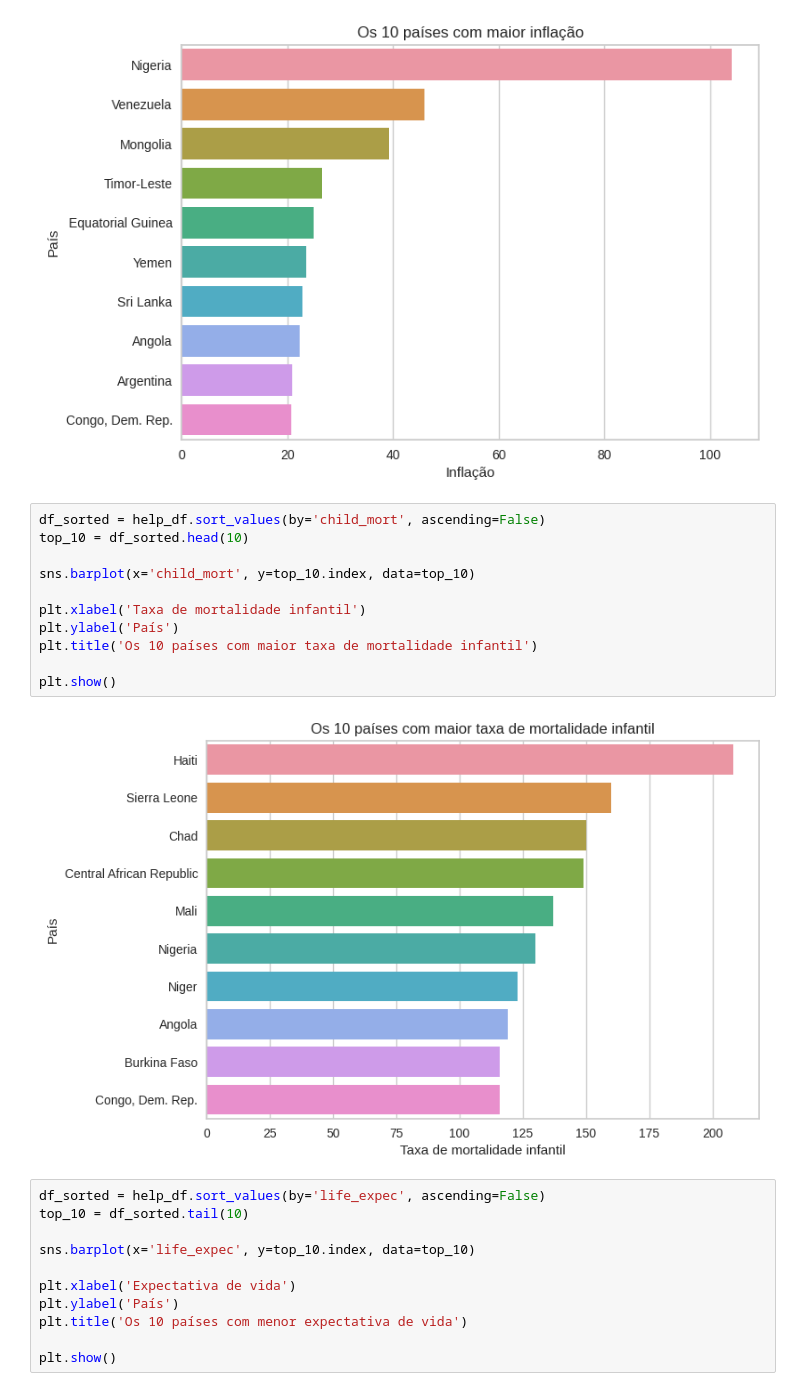
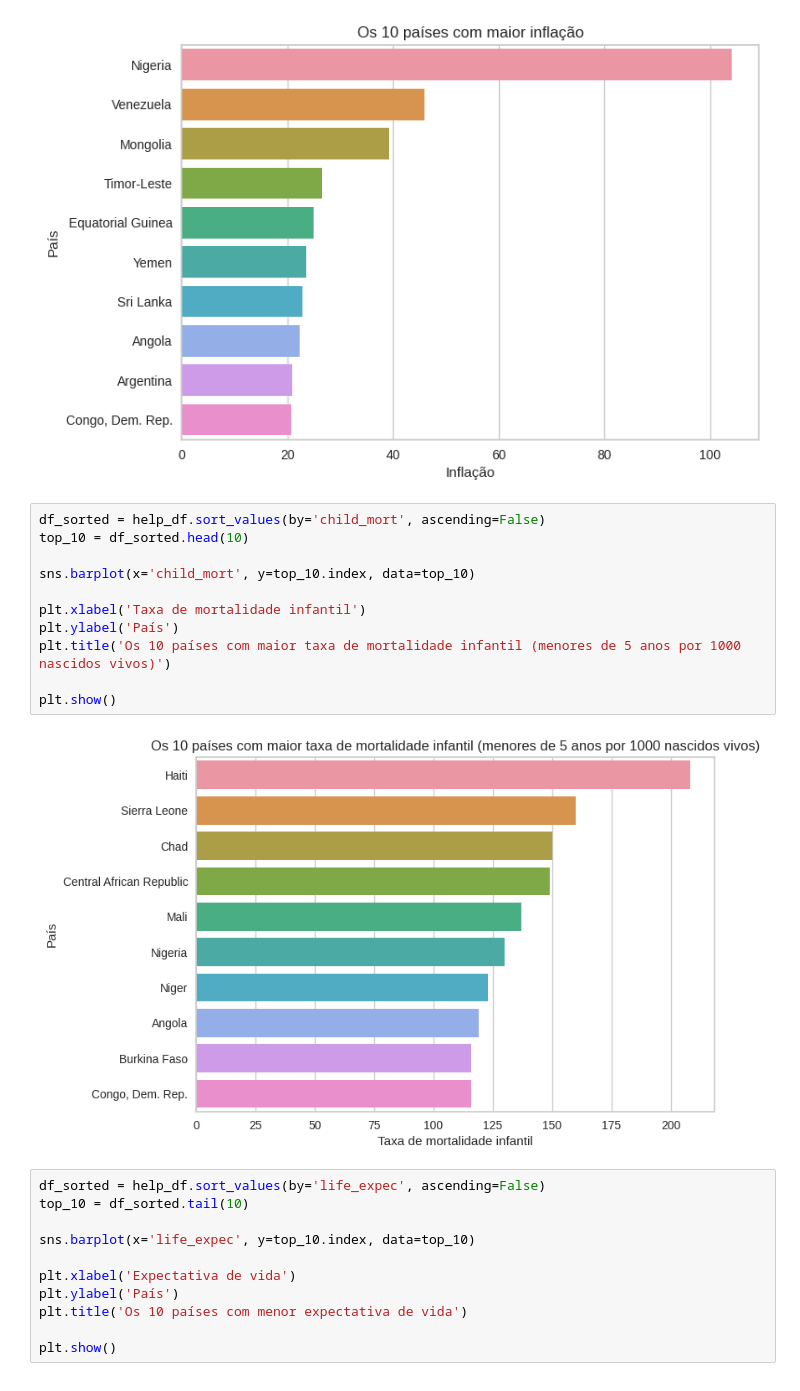
Before and after one commit to GabrielCdev/HELP_International_Analysis, a Jupyter notebook: HELP_International_Analysis.ipynb, the cells around one changed output. Cells and saved outputs as stored; diff of their text form.

Commit message:
fix: Adjustment in graph title

```diff
--- a/HELP_International_Analysis.ipynb
+++ b/HELP_International_Analysis.ipynb
@@ -274,16 +274,16 @@ plt.show()
 # %%
 df_sorted = help_df.sort_values(by='child_mort', ascending=False)
 top_10 = df_sorted.head(10)
 
 sns.barplot(x='child_mort', y=top_10.index, data=top_10)
 
 plt.xlabel('Taxa de mortalidade infantil')
 plt.ylabel('País')
-plt.title('Os 10 países com maior taxa de mortalidade infantil')
+plt.title('Os 10 países com maior taxa de mortalidade infantil (menores de 5 anos por 1000 nascidos vivos)')
 
 plt.show()
 # %% [output]
-[figure, old version]
+[figure, new version]
 # %%
 df_sorted = help_df.sort_values(by='life_expec', ascending=False)
 top_10 = df_sorted.tail(10)
```
